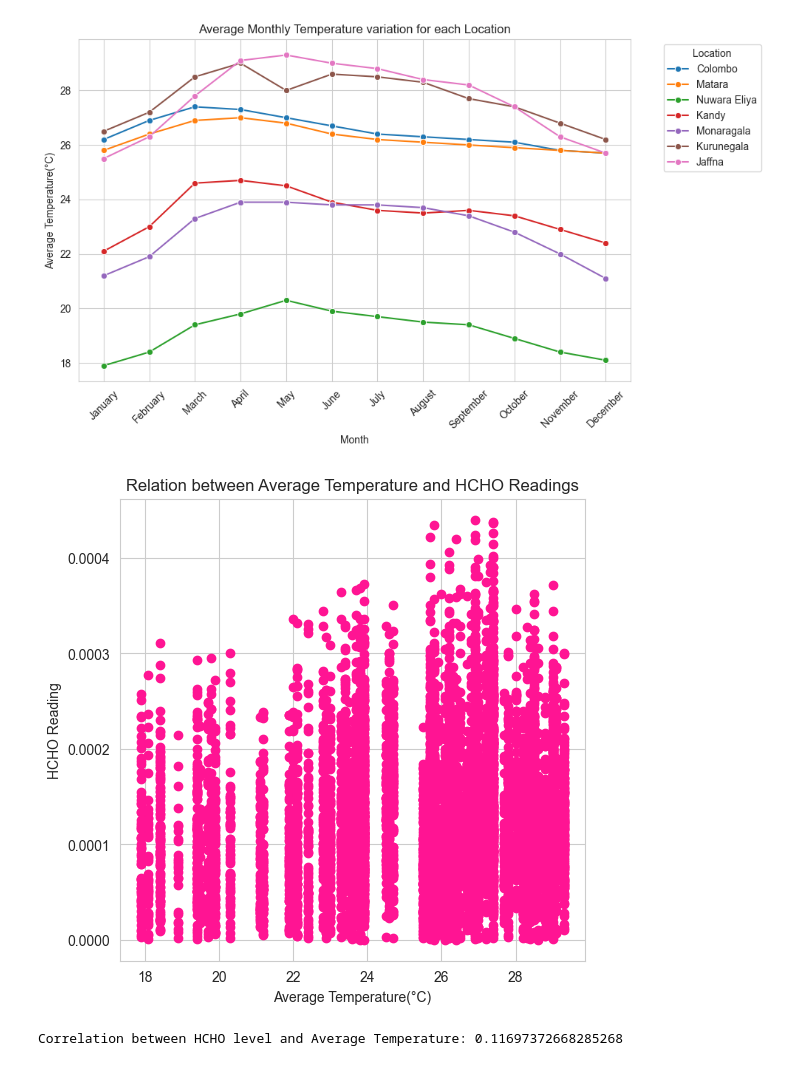
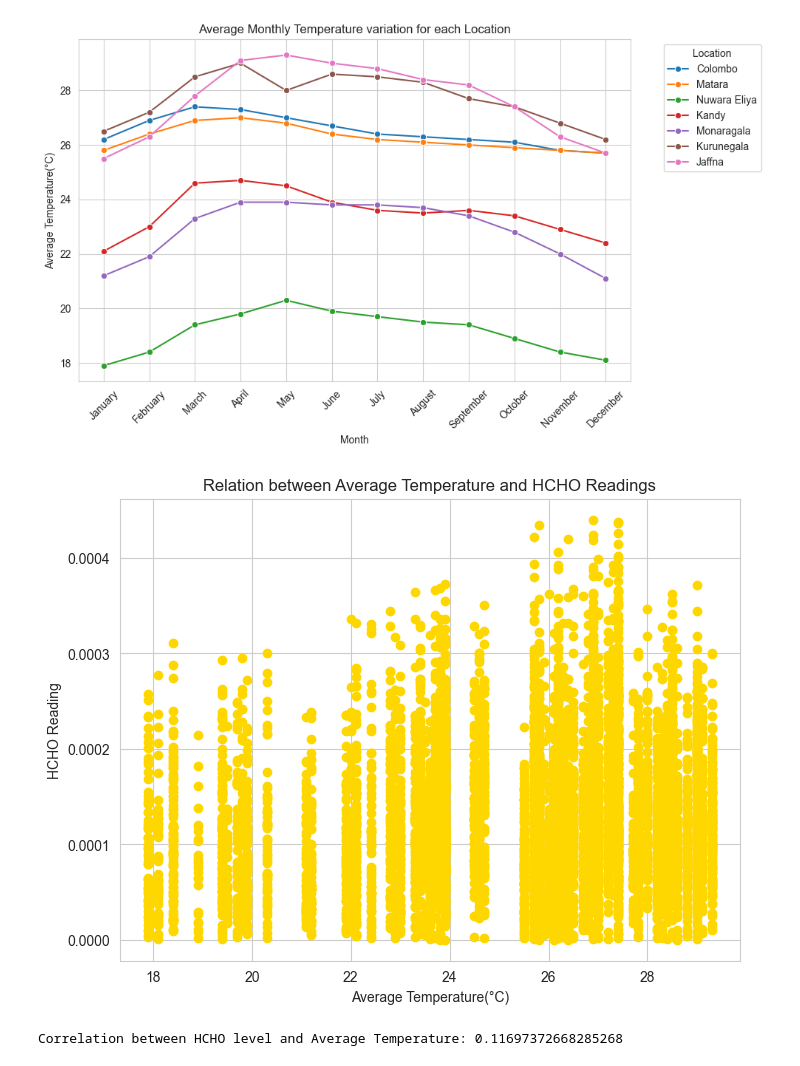
Before and after one commit to arkhash0309/Smog-Sentry, a Jupyter notebook: Spatio_temporal_analysis.ipynb, the cells around one changed output. Saved outputs shown, nothing was run; the diff lists cells and outputs as text; code cells hidden in the pictures.

```diff
--- a/Spatio_temporal_analysis.ipynb
+++ b/Spatio_temporal_analysis.ipynb
@@ -258,15 +259,15 @@ combined_df['Current_Date'] = pd.to_datetime(combined_df['Current_Date'])
 combined_df['Month'] = combined_df['Current_Date'].dt.strftime('%B')
 merged_df = pd.merge(combined_df, temp_df, on=['Location','Month'], how='inner')
 # %%
-plt.figure(figsize=(6,6))
-plt.scatter(merged_df['Average Temperature(°C)'], merged_df['HCHO_Reading'], color='deeppink')
+plt.figure(figsize=(8,6))
+plt.scatter(merged_df['Average Temperature(°C)'], merged_df['HCHO_Reading'], color='gold')
 plt.title('Relation between Average Temperature and HCHO Readings')
 plt.xlabel('Average Temperature(°C)')
 plt.ylabel('HCHO Reading')
 plt.grid(True)
 plt.show()
 # %% [output]
-[figure, old version]
+[figure, new version]
 # %%
 temp_correlation_coefficient = merged_df['HCHO_Reading'].corr(merged_df['Average Temperature(°C)'])
 
```
Also changed, not shown: parts of 21 cells of this notebook, 19 other files.
